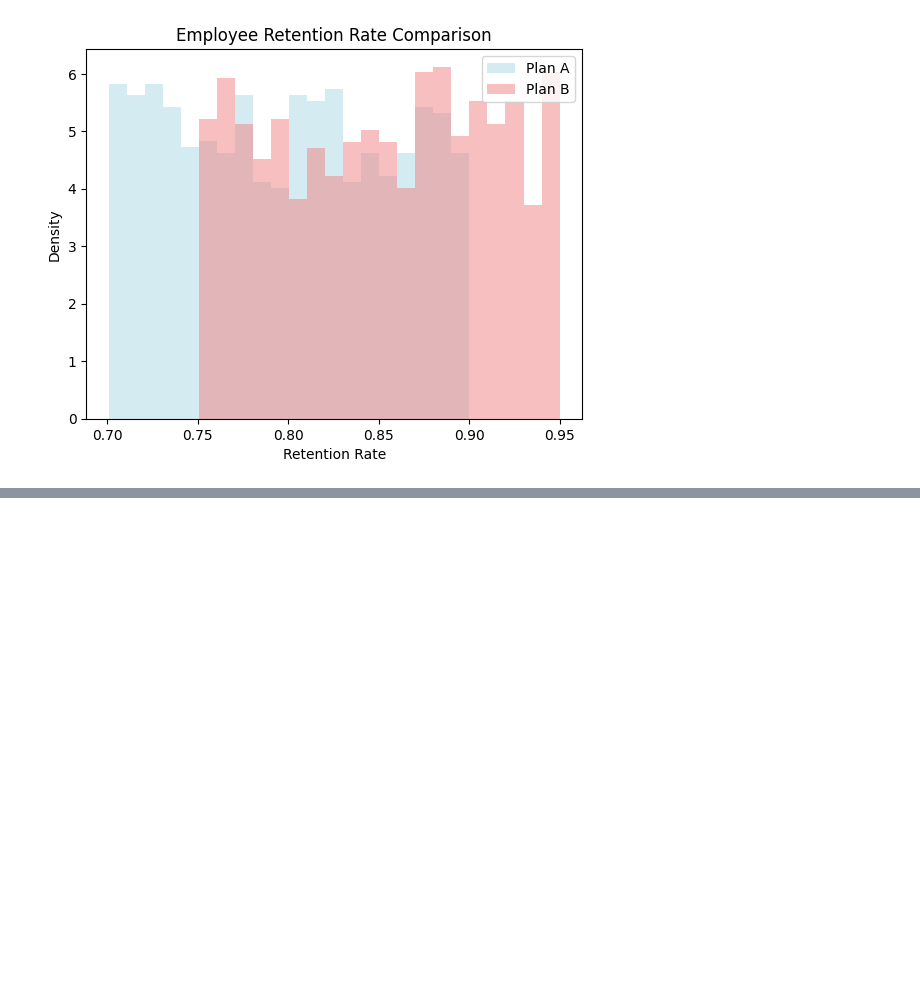
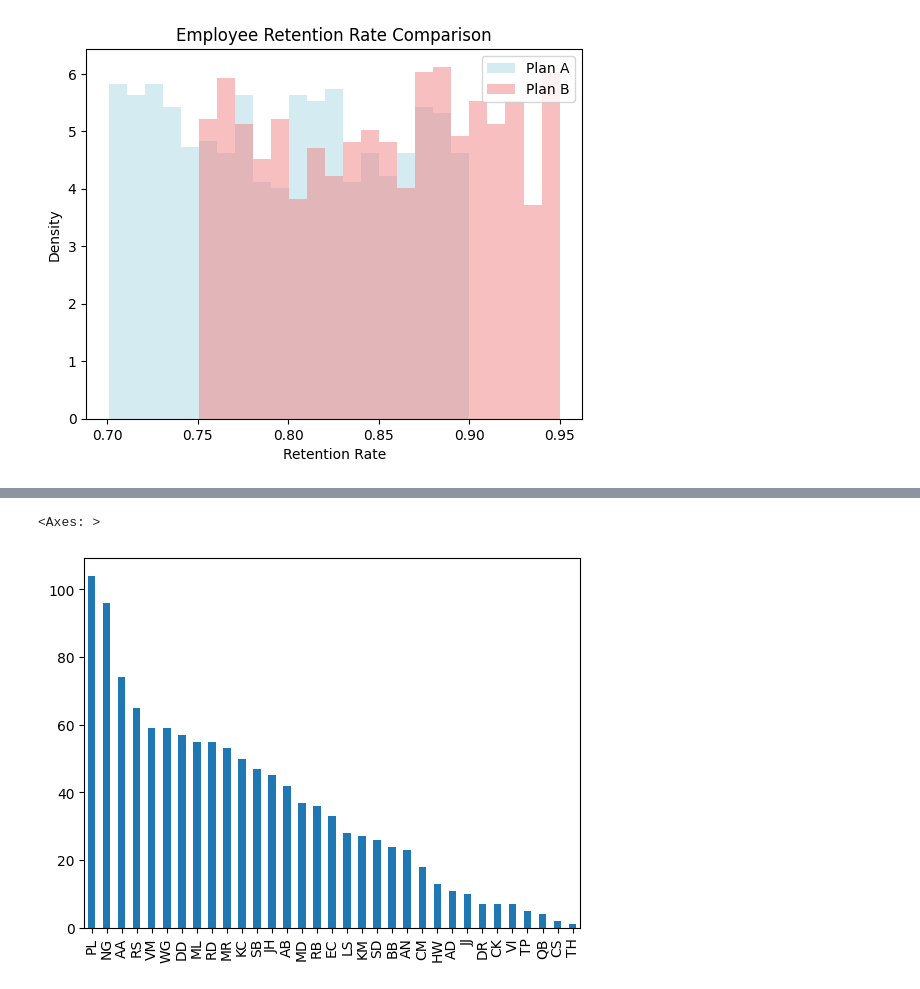
Before and after one commit to ibritics/Python_Beginner_Tutorials, a Jupyter notebook: Python_Files/Lecture06.ipynb, the cells around one changed output, grey strips where cells are left out. Drawn from its saved outputs; the diff is of its cells as text; code cells hidden in the pictures; blank space fills up the shorter version.

```diff
--- a/Python_Files/Lecture06.ipynb
+++ b/Python_Files/Lecture06.ipynb
@@ -70,0 +79,2 @@ plt.show()
+# %%
+df= pd.read_csv('/content/drive/MyDrive/Preply/Mariia/Data/customer_service.csv' )
@@ -70,0 +128,9 @@ plt.show()
+# %%
+import re
+pattern = r'\*(\w+)'
+
+# Extract initials from the 'text' column and create a new 'initials' column
+df['initials'] = df['text'].str.extract(pattern)
+
+# Display the DataFrame with the 'initials' column
+print(df['initials'])
@@ -70,0 +150,5 @@ plt.show()
+# %%
+df['initials'].value_counts(sort= True).plot(kind='bar')
+# %% [output]
+<Axes: >
+[figure, added]
```
Also changed, not shown: parts of 27 cells of this notebook.
